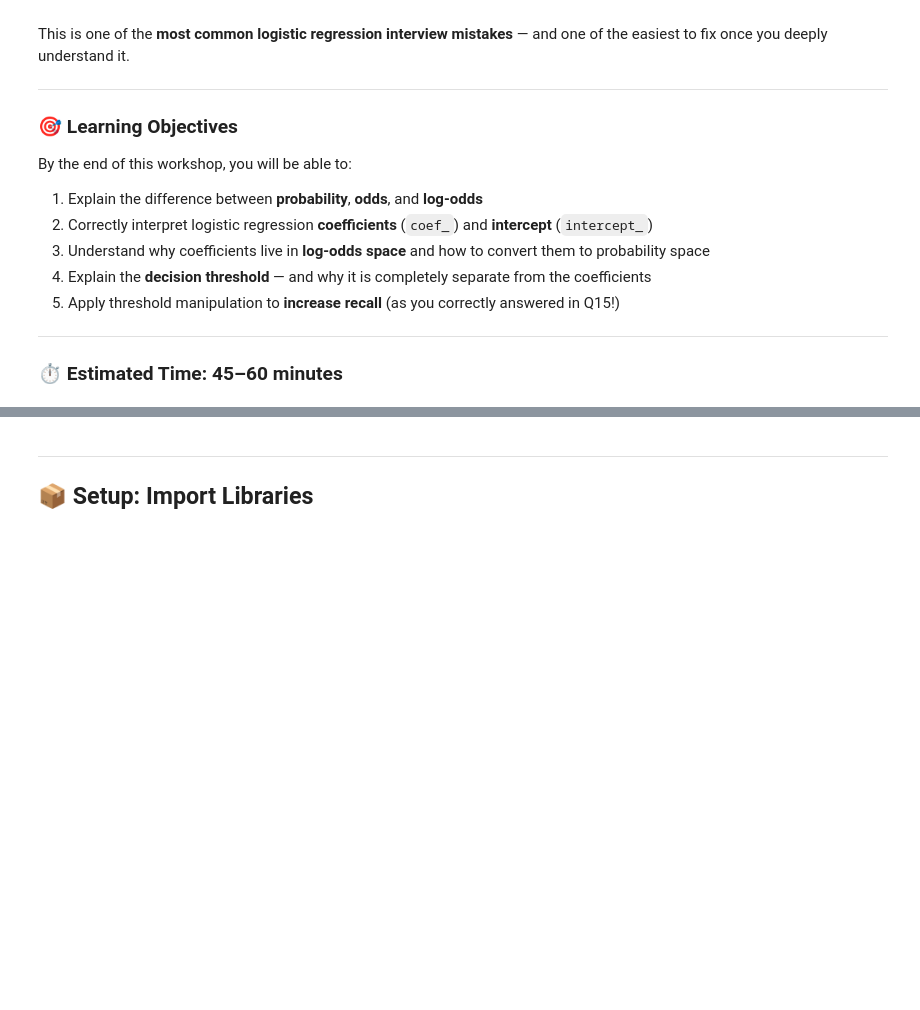
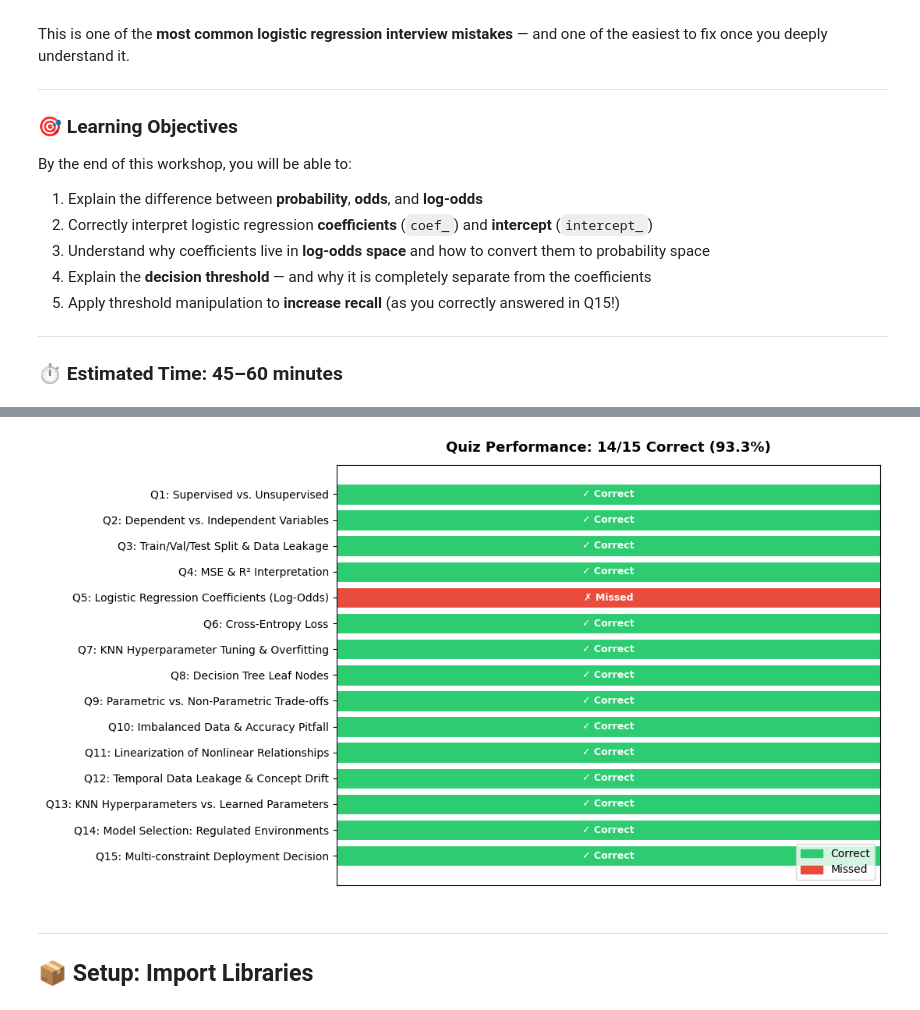
Before and after one commit to caatat741213/ML_Frameworks_JobInterviewGuide_Workshop, a Jupyter notebook: JobInterviewGuide_Workshop_lily.ipynb, the cells around one changed output, grey strips where cells are left out. Saved outputs shown, nothing was run; the diff lists cells and outputs as text; code cells hidden in the pictures; blank space fills up the shorter version.

Commit message:
fix: add scored

```diff
--- a/JobInterviewGuide_Workshop_lily.ipynb
+++ b/JobInterviewGuide_Workshop_lily.ipynb
@@ -30,3 +88,51 @@ By the end of this workshop, you will be able to:
+# %%
+import matplotlib.pyplot as plt
+import matplotlib.patches as mpatches
+
+questions = [
+    ("Q1",  "Supervised vs. Unsupervised",               True),
+    ("Q2",  "Dependent vs. Independent Variables",       True),
+    ("Q3",  "Train/Val/Test Split & Data Leakage",       True),
+    ("Q4",  "MSE & R² Interpretation",                   True),
+    ("Q5",  "Logistic Regression Coefficients (Log-Odds)", False),
+    ("Q6",  "Cross-Entropy Loss",                        True),
+    ("Q7",  "KNN Hyperparameter Tuning & Overfitting",   True),
+    ("Q8",  "Decision Tree Leaf Nodes",                  True),
+    ("Q9",  "Parametric vs. Non-Parametric Trade-offs",  True),
+    ("Q10", "Imbalanced Data & Accuracy Pitfall",        True),
+    ("Q11", "Linearization of Nonlinear Relationships",  True),
+    ("Q12", "Temporal Data Leakage & Concept Drift",     True),
+    ("Q13", "KNN Hyperparameters vs. Learned Parameters",True),
+    ("Q14", "Model Selection: Regulated Environments",   True),
+    ("Q15", "Multi-constraint Deployment Decision",      True),
+]
+
+fig, ax = plt.subplots(figsize=(11, 6))
+colors = ['#2ecc71' if correct else '#e74c3c' for _, _, correct in questions]
+labels = [f"{q}: {topic}" for q, topic, _ in questions]
+values = [1] * len(questions)
+
+bars = ax.barh(labels, values, color=colors, edgecolor='white', linewidth=0.8)
+
+for bar, (q, topic, correct) in zip(bars, questions):
+    ax.text(0.5, bar.get_y() + bar.get_height() / 2,
+            '✓ Correct' if correct else '✗ Missed',
+            va='center', ha='center', color='white', fontweight='bold', fontsize=9)
+
+ax.set_xlim(0, 1)
+ax.set_xticks([])
+ax.invert_yaxis()
+ax.set_title(f'Quiz Performance: {quiz_results["num_correct"]}/15 Correct ({quiz_results["overall_score"]}%)',
+             fontsize=13, fontweight='bold', pad=12)
+
+green_patch = mpatches.Patch(color='#2ecc71', label='Correct')
+red_patch   = mpatches.Patch(color='#e74c3c', label='Missed')
+ax.legend(handles=[green_patch, red_patch], loc='lower right')
+
+plt.tight_layout()
+plt.show()
+# %% [output]
+[figure, added]
 # %% [markdown]
 ---
 ## 📦 Setup: Import Libraries
```
Also changed, not shown: parts of 3 cells of this notebook.
